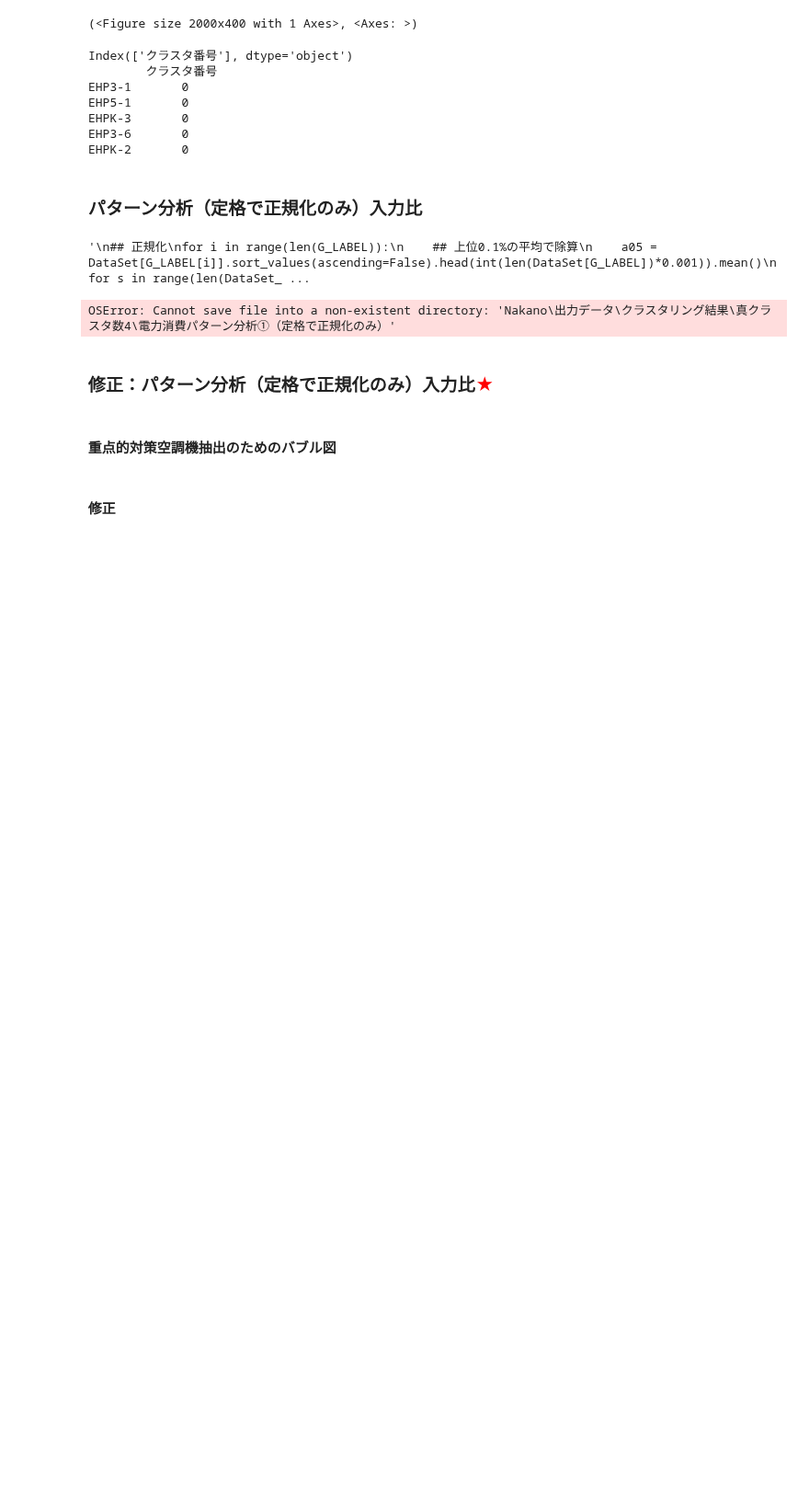
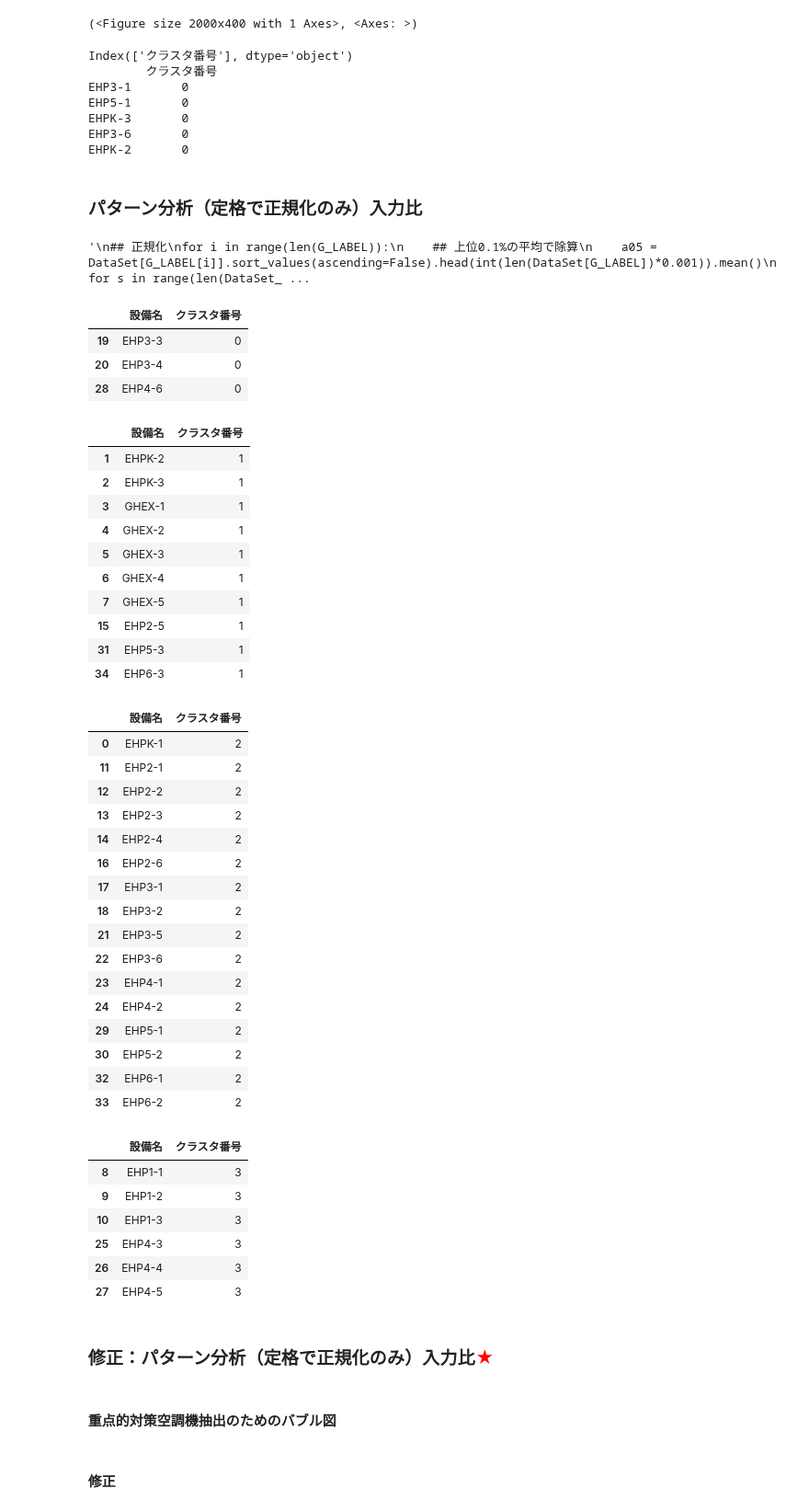
Before and after one commit to BusyLake/Jupyter_Project, a Jupyter notebook: 250422_UN中野_空調機類型化+特徴量分析.ipynb, the cells around one changed output. Shown at 92% size. Cells and saved outputs as stored; diff of their text form; code cells hidden in the pictures; blank space fills up the shorter version.

```diff
--- a/250422_UN中野_空調機類型化+特徴量分析.ipynb
+++ b/250422_UN中野_空調機類型化+特徴量分析.ipynb
@@ -921,35 +921,84 @@ Frame = DataSet_clust.T.fillna(0)
 # %%
 ## クラスタリング
 if learning_label == 0:
     km = KMeans(n_clusters=n_clusters,init='k-means++', n_init=10, max_iter=300, tol=1e-04, random_state=0)
 elif learning_label == 1:
     km =cluster.SpectralClustering(n_clusters=n_clusters, affinity="nearest_neighbors", n_init=10, random_state=0)
 elif learning_label == 2:
     km = cluster.MeanShift()
 y_km = km.fit_predict(Frame)
 
 Result_km = pd.DataFrame()
 Result_km['設備名'] = EHP_name
 Result_km['クラスタ番号'] = y_km
 """
 ## クラスタ番号の加工
 Cluss, Cluster = [], [1,0,2,3,4]
 for i in range(len(Result_km)):
     for s in range(n_clusters):
         if Result_km['クラスタ番号'][i] == s :
             Cluss.append(Cluster[s])
 Result_km['クラスタ番号'] = Cluss
 """
-Result_km.to_csv(Pass_In+Output_File+out_clust_data+clust_number1+pattern_1+'result.csv',encoding='cp932')
+
+import os
+
+# 保存先のディレクトリを抽出
+output_dir = os.path.dirname(Pass_In + Output_File + out_clust_data + clust_number1 + pattern_1 + 'result.csv')
+
+# ディレクトリが存在しない場合は作成
+os.makedirs(output_dir, exist_ok=True)
+
+# CSV保存
+Result_km.to_csv(Pass_In + Output_File + out_clust_data + clust_number1 + pattern_1 + 'result.csv', encoding='cp932')
+
 ## 表に図示
 for s in range(n_clusters):
     name = Result_km[Result_km['クラスタ番号'] == s]
     display(name)
 #グラフ用
 E = Result_km.sort_values('クラスタ番号').set_index('設備名',drop=True)
 #E.to_csv('入力比クラスタリング結果.csv',encoding='cp932')
 # %% [output]
-OSError: Cannot save file into a non-existent directory: 'Nakano\出力データ\クラスタリング結果\真クラスタ数4\電力消費パターン分析①（定格で正規化のみ）'
+|  | 設備名 | クラスタ番号 |
+| 19 | EHP3-3 | 0 |
+| 20 | EHP3-4 | 0 |
+| 28 | EHP4-6 | 0 |
+|  | 設備名 | クラスタ番号 |
+| 1 | EHPK-2 | 1 |
+| 2 | EHPK-3 | 1 |
+| 3 | GHEX-1 | 1 |
+| 4 | GHEX-2 | 1 |
+| 5 | GHEX-3 | 1 |
+| 6 | GHEX-4 | 1 |
+| 7 | GHEX-5 | 1 |
+| 15 | EHP2-5 | 1 |
+| 31 | EHP5-3 | 1 |
+| 34 | EHP6-3 | 1 |
+|  | 設備名 | クラスタ番号 |
+| 0 | EHPK-1 | 2 |
+| 11 | EHP2-1 | 2 |
+| 12 | EHP2-2 | 2 |
+| 13 | EHP2-3 | 2 |
+| 14 | EHP2-4 | 2 |
+| 16 | EHP2-6 | 2 |
+| 17 | EHP3-1 | 2 |
+| 18 | EHP3-2 | 2 |
+| 21 | EHP3-5 | 2 |
+| 22 | EHP3-6 | 2 |
+| 23 | EHP4-1 | 2 |
+| 24 | EHP4-2 | 2 |
+| 29 | EHP5-1 | 2 |
+| 30 | EHP5-2 | 2 |
+| 32 | EHP6-1 | 2 |
+| 33 | EHP6-2 | 2 |
+|  | 設備名 | クラスタ番号 |
+| 8 | EHP1-1 | 3 |
+| 9 | EHP1-2 | 3 |
+| 10 | EHP1-3 | 3 |
+| 25 | EHP4-3 | 3 |
+| 26 | EHP4-4 | 3 |
+| 27 | EHP4-5 | 3 |
 # %%
 ## グラフ
 fig = plt.figure(figsize=(8,10),dpi=200, tight_layout=True)
```
Also changed, not shown: 2 other files.
